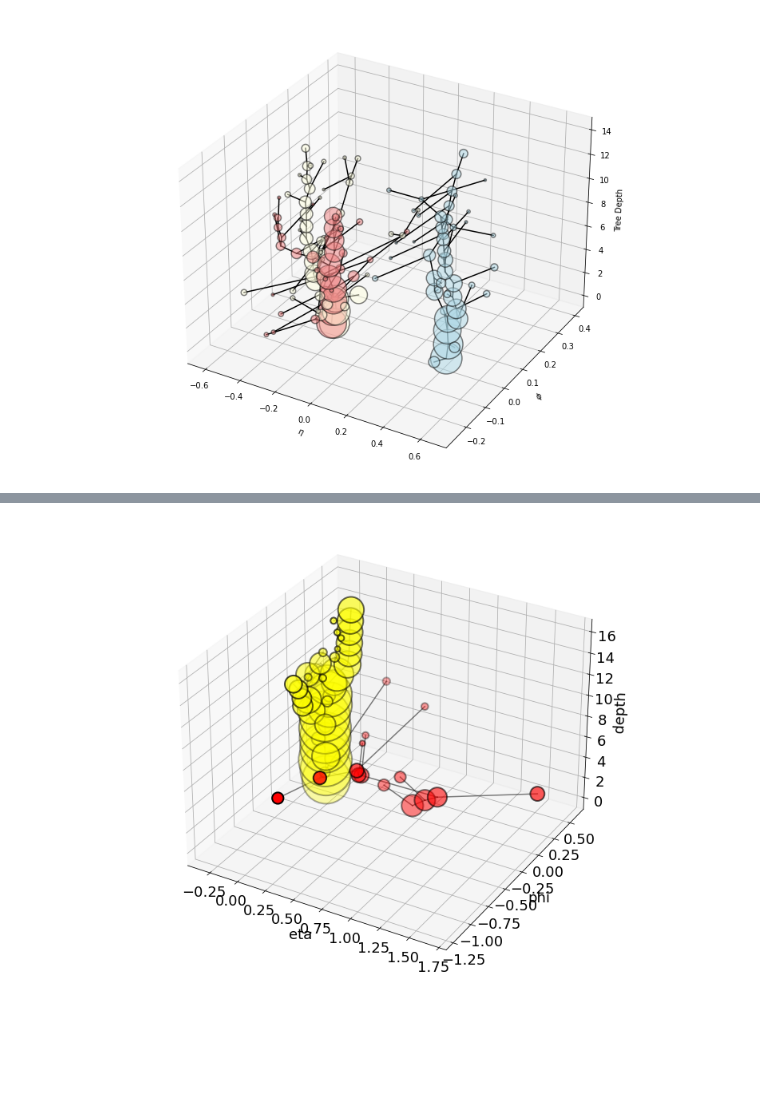
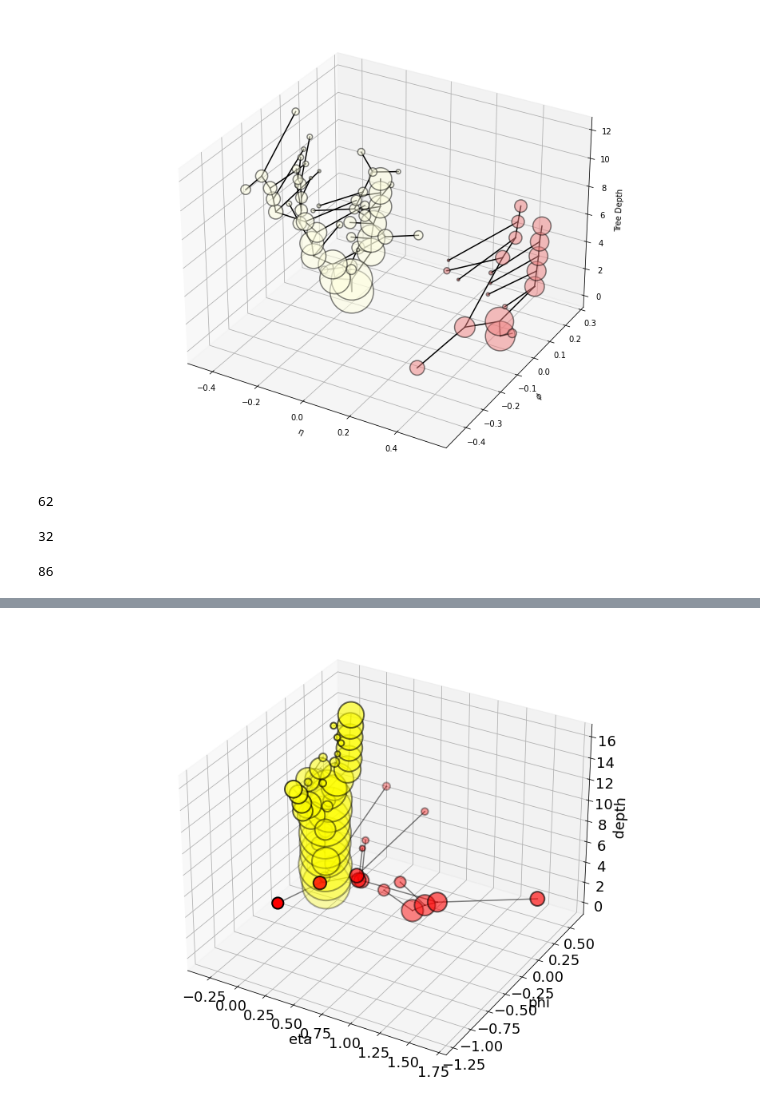
Before and after one commit to nswood/ToyJetGenerator, a Jupyter notebook: Testing_Toy_Jet_and_Plot_Zg.ipynb, the cells around one changed output, grey strips where cells are left out. Saved outputs shown, nothing was run; the diff lists cells and outputs as text; code cells hidden in the pictures; blank space fills up the shorter version.

```diff
--- a/Testing_Toy_Jet_and_Plot_Zg.ipynb
+++ b/Testing_Toy_Jet_and_Plot_Zg.ipynb
@@ -18,19 +18,21 @@ from datagenerator_resonances_realistic import jet_data_generator as realistic_g
 # simple_sig_2p_16part = jet_data_generator("signal",0.00005, 2, 16, True)
 realistic_sig_2p_16part = realistic_generator(
     massprior="signal",
-    nprong=3,
-    nparticle=64,
+    nprong=2,
+    nparticle=32,
     doFixP=True,
     resonance_data=[
+        {'mass': 180.0, 'relative_ratio': 1.0, 'decay_products': 3},
         {'mass': 30.0, 'relative_ratio': 1.0, 'decay_products': 3},
-        # {'mass': 10.0, 'relative_ratio': 0.5, 'decay_products': 2},
-        # {'mass': 80.0, 'relative_ratio': 0.5, 'decay_products': 2},
+        {'mass': 80.0, 'relative_ratio': 1.0, 'decay_products': 2},
+        {'mass': 10.0, 'relative_ratio': 1.0, 'decay_products': 2},
     ],
-    total_resonance_prob=0.25 # Adjust total resonance probability as desired
+    total_resonance_prob=0.15, # Adjust total resonance probability as desired
+    max_resonance_per_jet = 1
 )
 # %%
 start = time.time()
-realisticdata_sig_2p_16part = realistic_sig_2p_16part.generate_dataset(1)
+realisticdata_sig_2p_16part = realistic_sig_2p_16part.generate_dataset(50,verbose = False)
 end = time.time()
 print(end-start)
 # %% [output]
@@ -168,7 +142,7 @@ def build_shower_graph(particles):
             depth=depth,
             resonance_origin=p.resonance_origin
         )
-        if p.part_parent_label > 0:
+        if p.part_parent_label > -1:
             G.add_edge(p.part_parent_label, p.part_label)
 
         # 3D position: (eta, phi, depth)
@@ -214,31 +188,47 @@ def make_shower_3d_plot(shower_particles):
         else:
             resonance_edgecolors.append('none')
 
     # Create the figure and 3D axis
     fig = plt.figure(figsize=(12, 8))
     ax = Axes3D(fig)
     ax.set_title("Shower 3D View: (eta, phi, depth)")
 
     # Draw the network in 3D
     draw_3d_network(
         G_shower,
         pos_shower,
         node_colors=node_colors,
         node_sizes=node_sizes,
         node_edgecolors=resonance_edgecolors,
         ax=ax
     )
 
 
     ax.set_xlabel(f'$\eta$')
     ax.set_ylabel(f'$\phi$')
     ax.set_zlabel('Tree Depth')
 
     plt.show()
 
 
 %matplotlib widget
 make_shower_3d_plot(realisticdata_sig_2p_16part[1][0])
 # make_shower_3d_plot(raw_realisticdata_sig_2p_16part[4][0])
 # %% [output]
-[figure, old version]
+[figure, new version]
+# %%
+len(realisticdata_sig_2p_16part[1][0])
+# %% [output]
+62
+# %%
+len(realisticdata_sig_2p_16part[0][0])
+# %% [output]
+32
+# %%
+cur_dataset = realisticdata_sig_2p_16part[1]
+n_sampels = len(cur_dataset)
+
+sizes = [len(a) for a in cur_dataset]
+print(max(sizes))
+# %% [output]
+86
```
Also changed, not shown: parts of 5 cells of this notebook, 5 other files.
